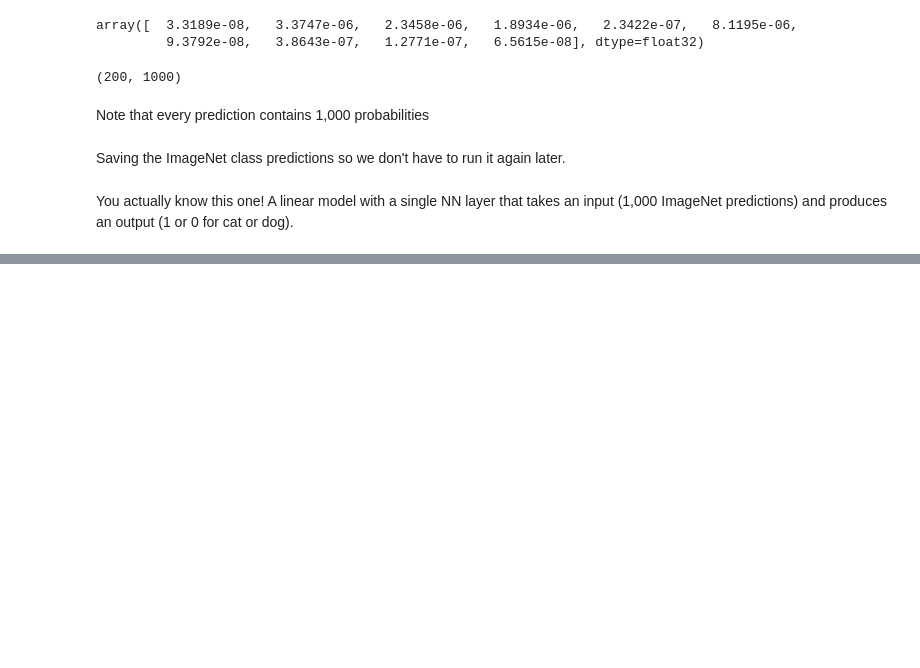
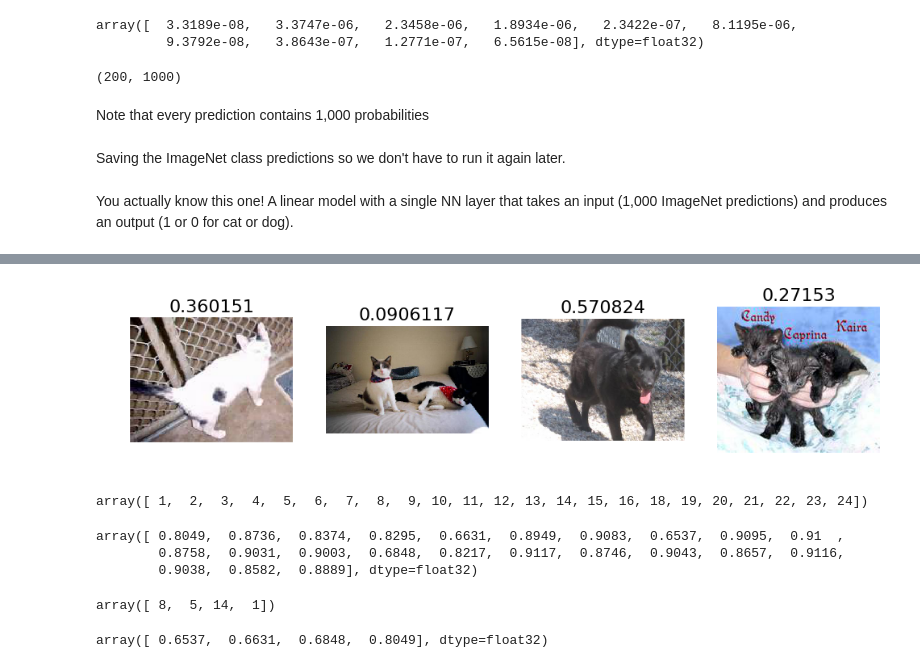
Before and after one commit to theianchan/fastai, a Jupyter notebook: Lesson 2.ipynb, the cells around one changed output, grey strips where cells are left out. Saved outputs shown, nothing was run; the diff lists cells and outputs as text; code cells hidden in the pictures; blank space fills up the shorter version.

```diff
--- a/Lesson 2.ipynb
+++ b/Lesson 2.ipynb
@@ -204,0 +287,6 @@ The model has a single dense layer - not sure what "params" means here or "conne
+# %%
+incorrect = np.where(preds!=labels)[0]
+idx = permutation(incorrect)[:nv]
+plots_idx(idx, probs[idx])
+# %% [output]
+[figure, added]
@@ -204,0 +295,10 @@ The model has a single dense layer - not sure what "params" means here or "conne
+# %%
+correct_cats
+# %% [output]
+array([ 1,  2,  3,  4,  5,  6,  7,  8,  9, 10, 11, 12, 13, 14, 15, 16, 18, 19, 20, 21, 22, 23, 24])
+# %%
+probs[correct_cats]
+# %% [output]
+array([ 0.8049,  0.8736,  0.8374,  0.8295,  0.6631,  0.8949,  0.9083,  0.6537,  0.9095,  0.91  ,
+        0.8758,  0.9031,  0.9003,  0.6848,  0.8217,  0.9117,  0.8746,  0.9043,  0.8657,  0.9116,
+        0.9038,  0.8582,  0.8889], dtype=float32)
@@ -204,0 +307,8 @@ The model has a single dense layer - not sure what "params" means here or "conne
+# %%
+correct_cats[most_correct_cats]
+# %% [output]
+array([ 8,  5, 14,  1])
+# %%
+probs[correct_cats][most_correct_cats]
+# %% [output]
+array([ 0.6537,  0.6631,  0.6848,  0.8049], dtype=float32)
```
Also changed, not shown: parts of 50 cells of this notebook.
